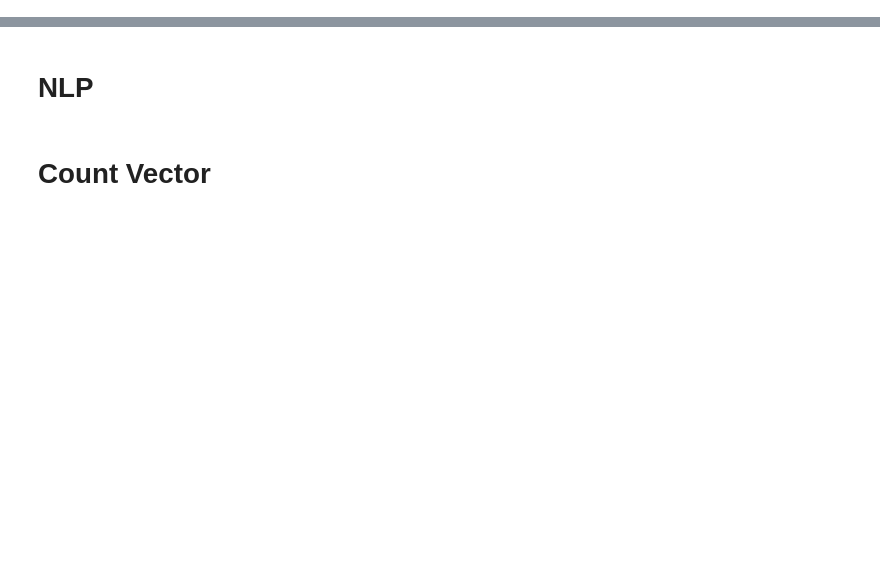
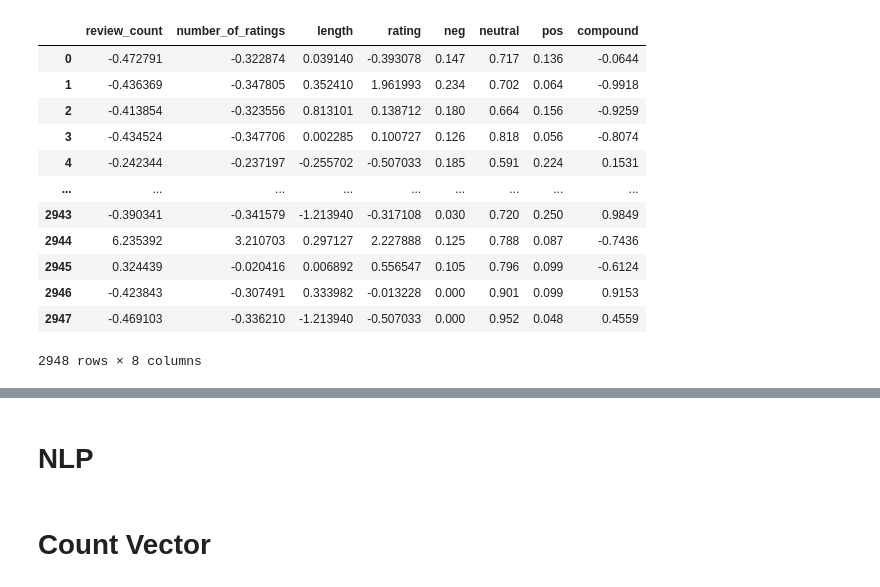
Before and after one commit to Booookkkkkssss/books_main, a Jupyter notebook: navs-folder/modeling.ipynb, the cells around one changed output, grey strips where cells are left out. Cells and saved outputs as stored; diff of their text form; code cells hidden in the pictures; blank space fills up the shorter version.

```diff
--- a/navs-folder/modeling.ipynb
+++ b/navs-folder/modeling.ipynb
@@ -42,0 +102,2 @@ KeyError: "['clean_title'] not found in axis"
+# %%
+number_ls = xtrainnum.columns.tolist()
@@ -42,0 +108,6 @@ KeyError: "['clean_title'] not found in axis"
+# %%
+x_train_scaled = scaler.transform(x_train[number_ls])
+x_test_scaled = scaler.transform(x_test[number_ls])
+# %%
+x_train_scaled = pd.DataFrame(x_train_scaled, columns= [number_ls])
+x_test_scaled = pd.DataFrame(x_test_scaled, columns= [number_ls])
@@ -42,0 +130,18 @@ KeyError: "['clean_title'] not found in axis"
+# %%
+x_train_scaled[['neg','neutral','pos','compound']] = x_train[['neg','neutral','pos','compound']].reset_index(drop = True)
+# %%
+x_train_scaled
+# %% [output]
+|  | review_count | number_of_ratings | length | rating | neg | neutral | pos | compound |
+| 0 | -0.472791 | -0.322874 | 0.039140 | -0.393078 | 0.147 | 0.717 | 0.136 | -0.0644 |
+| 1 | -0.436369 | -0.347805 | 0.352410 | 1.961993 | 0.234 | 0.702 | 0.064 | -0.9918 |
+| 2 | -0.413854 | -0.323556 | 0.813101 | 0.138712 | 0.180 | 0.664 | 0.156 | -0.9259 |
+| 3 | -0.434524 | -0.347706 | 0.002285 | 0.100727 | 0.126 | 0.818 | 0.056 | -0.8074 |
+| 4 | -0.242344 | -0.237197 | -0.255702 | -0.507033 | 0.185 | 0.591 | 0.224 | 0.1531 |
+| ... | ... | ... | ... | ... | ... | ... | ... | ... |
+| 2943 | -0.390341 | -0.341579 | -1.213940 | -0.317108 | 0.030 | 0.720 | 0.250 | 0.9849 |
+| 2944 | 6.235392 | 3.210703 | 0.297127 | 2.227888 | 0.125 | 0.788 | 0.087 | -0.7436 |
+| 2945 | 0.324439 | -0.020416 | 0.006892 | 0.556547 | 0.105 | 0.796 | 0.099 | -0.6124 |
+| 2946 | -0.423843 | -0.307491 | 0.333982 | -0.013228 | 0.000 | 0.901 | 0.099 | 0.9153 |
+| 2947 | -0.469103 | -0.336210 | -1.213940 | -0.507033 | 0.000 | 0.952 | 0.048 | 0.4559 |
+2948 rows × 8 columns
```
Also changed, not shown: parts of 61 cells of this notebook.
